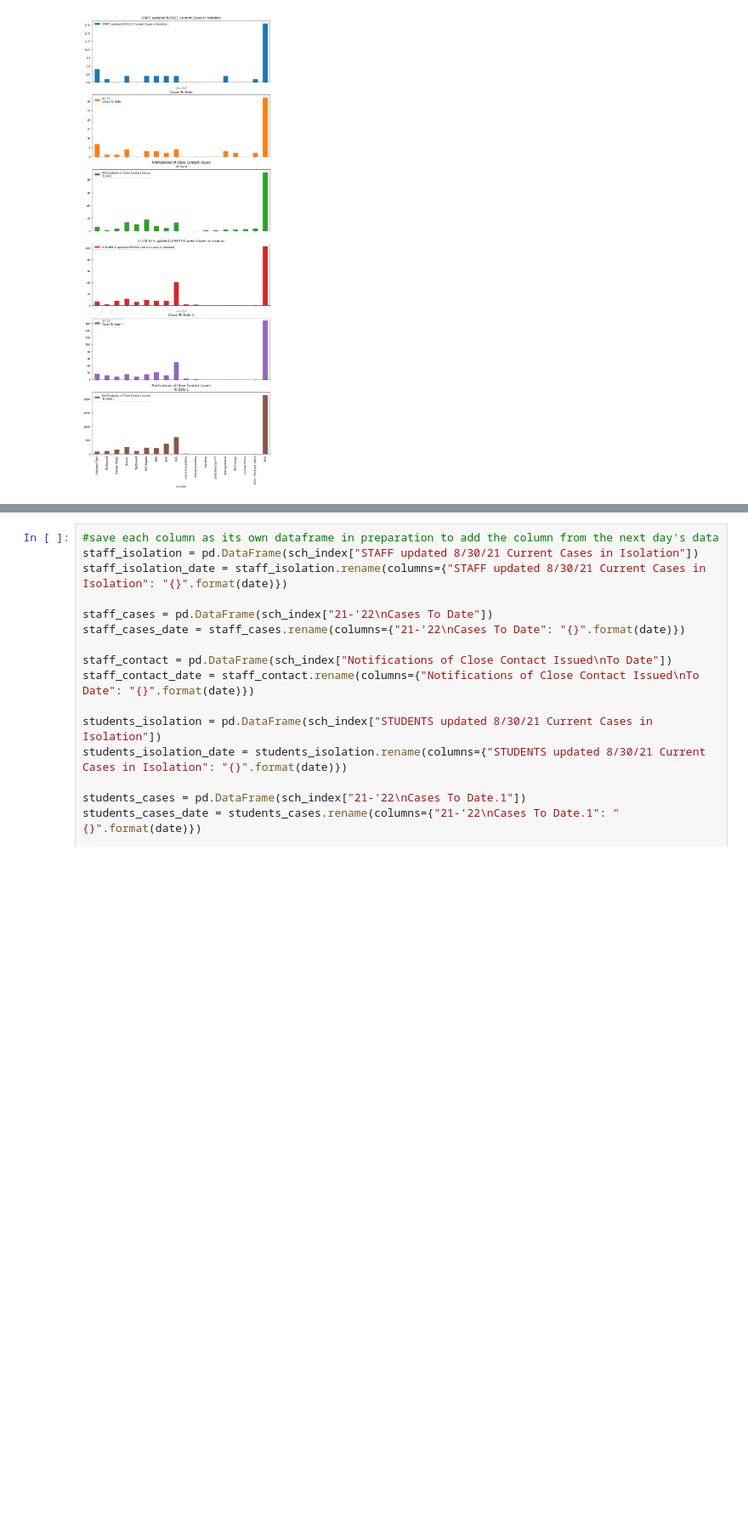
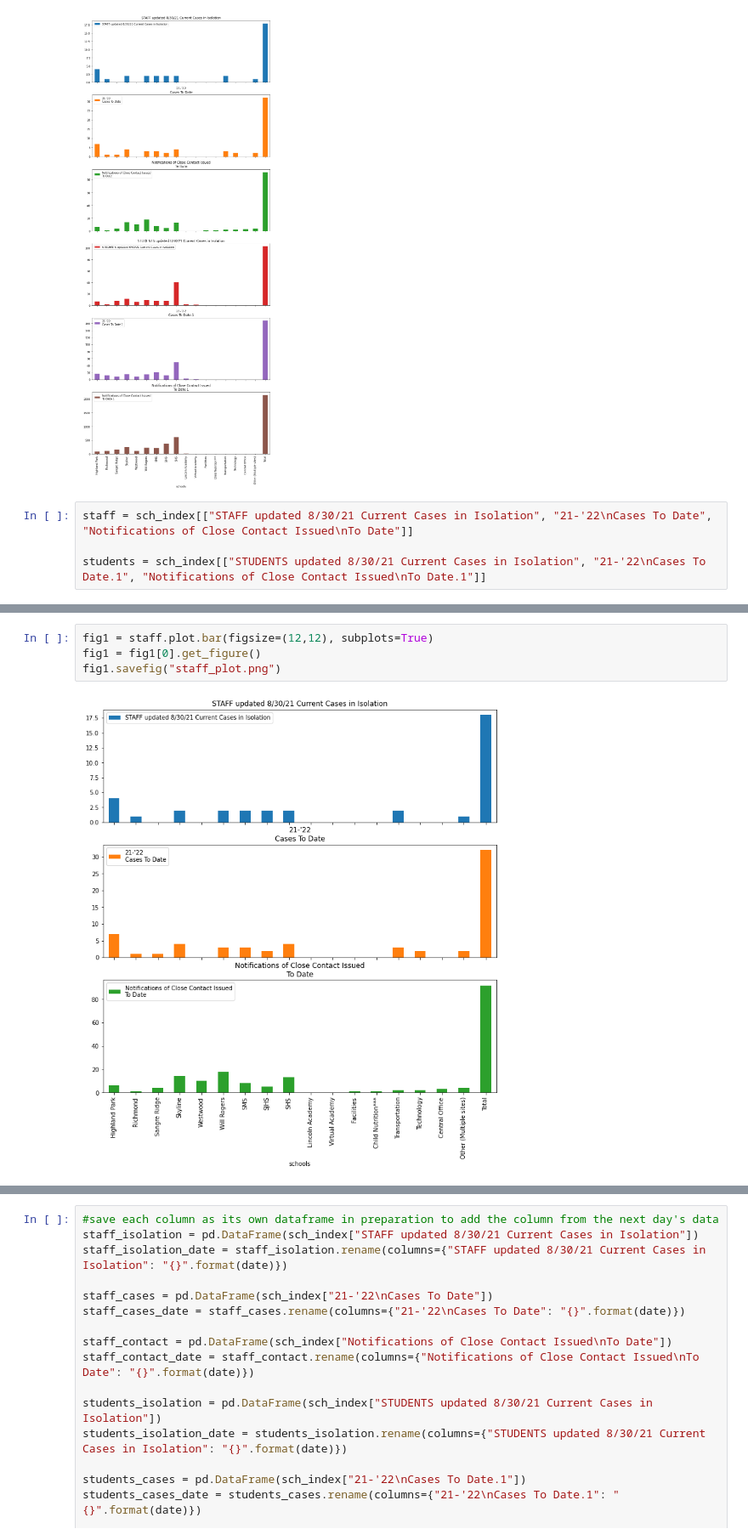
Before and after one commit to jwiggi18/stw_schs_covid_data, a Jupyter notebook: first.ipynb, the cells around one changed output, grey strips where cells are left out. Shown at 85% size. Saved outputs shown, nothing was run; the diff lists cells and outputs as text; blank space fills up the shorter version.

Commit message:
static plots

```diff
--- a/first.ipynb
+++ b/first.ipynb
@@ -54,3 +54,7 @@ fig = fig[0].get_figure()
 fig.savefig("first_plot.png")
 # %% [output]
 [figure]
+# %%
+staff = sch_index[["STAFF updated 8/30/21 Current Cases in Isolation", "21-'22\nCases To Date", "Notifications of Close Contact Issued\nTo Date"]]
+
+students = sch_index[["STUDENTS updated 8/30/21 Current Cases in Isolation", "21-'22\nCases To Date.1", "Notifications of Close Contact Issued\nTo Date.1"]]
@@ -56,0 +69,6 @@ fig.savefig("first_plot.png")
+# %%
+fig1 = staff.plot.bar(figsize=(12,12), subplots=True)
+fig1 = fig1[0].get_figure()
+fig1.savefig("staff_plot.png")
+# %% [output]
+[figure, added]
```
Also changed, not shown: parts of 2 cells of this notebook, 5 other files.
